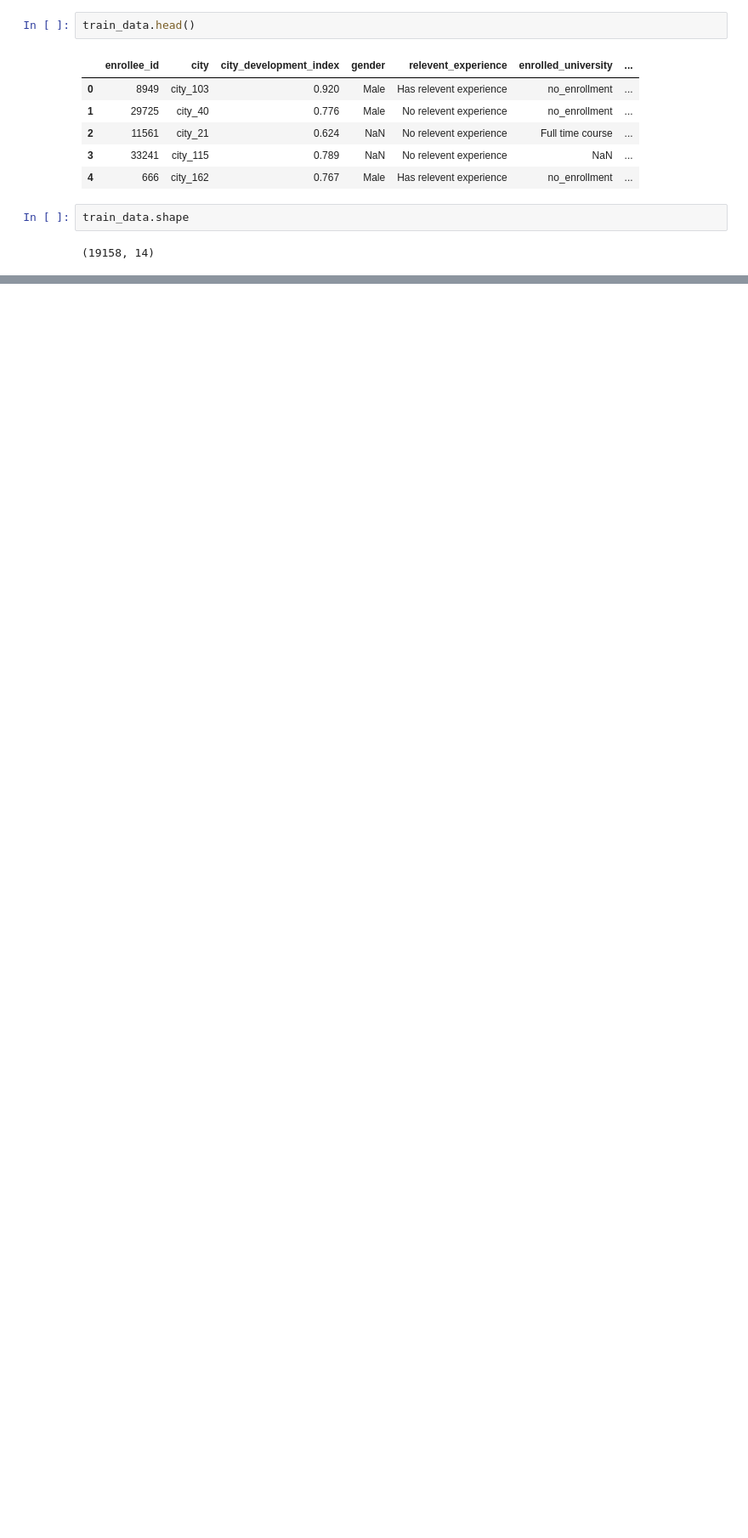
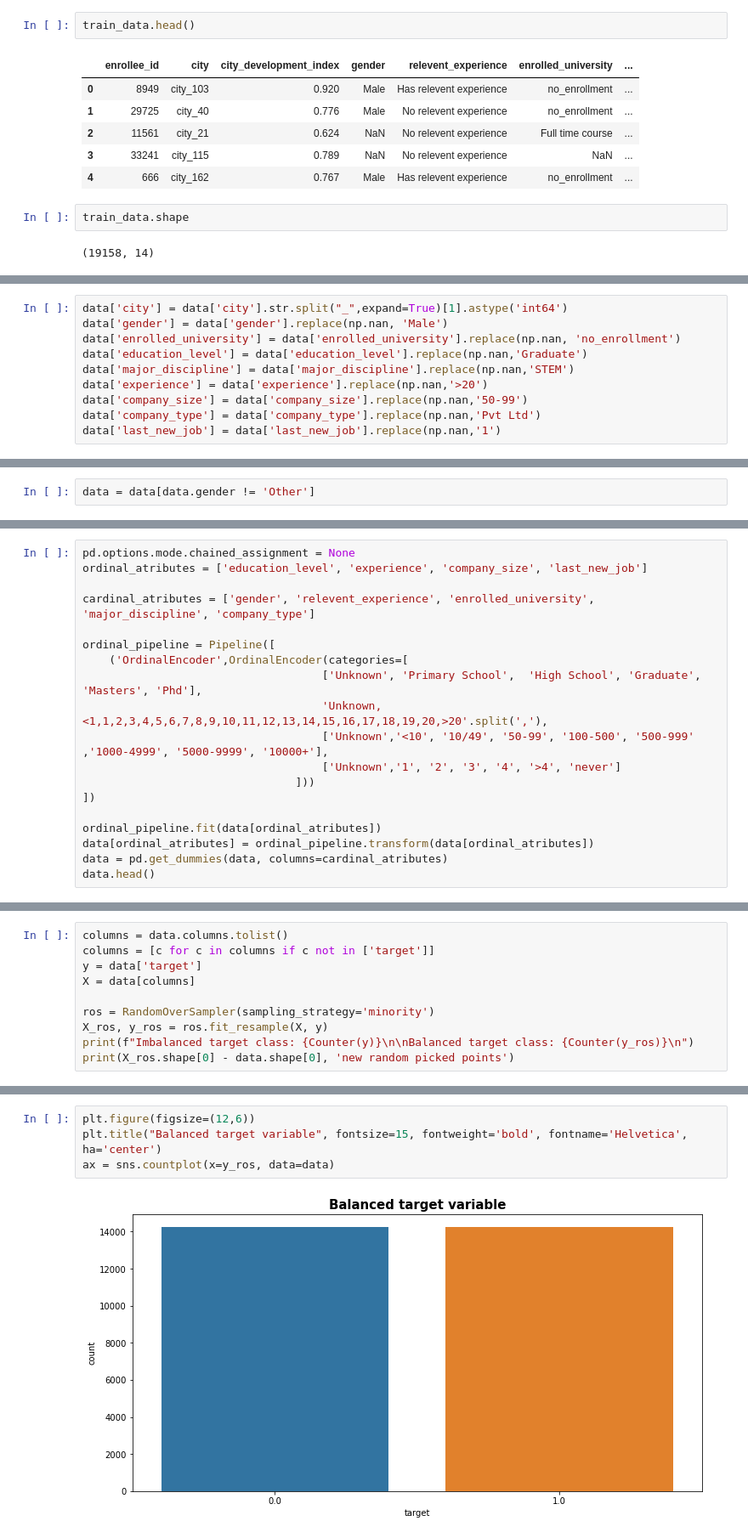
Before and after one commit to clytaemnestra/4iz565_binary_classification, a Jupyter notebook: classification.ipynb, the cells around one changed output, grey strips where cells are left out. Shown at 85% size. Cells and saved outputs as stored; diff of their text form; blank space fills up the shorter version.

```diff
--- a/classification.ipynb
+++ b/classification.ipynb
@@ -304,0 +154,10 @@ print(thresholds)
+# %%
+data['city'] = data['city'].str.split("_",expand=True)[1].astype('int64')
+data['gender'] = data['gender'].replace(np.nan, 'Male')
+data['enrolled_university'] = data['enrolled_university'].replace(np.nan, 'no_enrollment')
+data['education_level'] = data['education_level'].replace(np.nan,'Graduate')
+data['major_discipline'] = data['major_discipline'].replace(np.nan,'STEM')
+data['experience'] = data['experience'].replace(np.nan,'>20')
+data['company_size'] = data['company_size'].replace(np.nan,'50-99')
+data['company_type'] = data['company_type'].replace(np.nan,'Pvt Ltd')
+data['last_new_job'] = data['last_new_job'].replace(np.nan,'1')
@@ -304,0 +166,2 @@ print(thresholds)
+# %%
+data = data[data.gender != 'Other']
@@ -304,0 +196,19 @@ print(thresholds)
+# %%
+pd.options.mode.chained_assignment = None
+ordinal_atributes = ['education_level', 'experience', 'company_size', 'last_new_job']
+
+cardinal_atributes = ['gender', 'relevent_experience', 'enrolled_university', 'major_discipline', 'company_type']
+
+ordinal_pipeline = Pipeline([
+    ('OrdinalEncoder',OrdinalEncoder(categories=[
+                                    ['Unknown', 'Primary School',  'High School', 'Graduate', 'Masters', 'Phd'],
+                                    'Unknown,<1,1,2,3,4,5,6,7,8,9,10,11,12,13,14,15,16,17,18,19,20,>20'.split(','),
+                                    ['Unknown','<10', '10/49', '50-99', '100-500', '500-999' ,'1000-4999', '5000-9999', '10000+'],
+                                    ['Unknown','1', '2', '3', '4', '>4', 'never']
+                                ]))
+])
+
+ordinal_pipeline.fit(data[ordinal_atributes])
+data[ordinal_atributes] = ordinal_pipeline.transform(data[ordinal_atributes])
+data = pd.get_dummies(data, columns=cardinal_atributes)
+data.head()
@@ -304,0 +249,10 @@ print(thresholds)
+# %%
+columns = data.columns.tolist()
+columns = [c for c in columns if c not in ['target']]
+y = data['target']
+X = data[columns]
+
+ros = RandomOverSampler(sampling_strategy='minority')
+X_ros, y_ros = ros.fit_resample(X, y)
+print(f"Imbalanced target class: {Counter(y)}\n\nBalanced target class: {Counter(y_ros)}\n")
+print(X_ros.shape[0] - data.shape[0], 'new random picked points')
@@ -304,0 +267,6 @@ print(thresholds)
+# %%
+plt.figure(figsize=(12,6))
+plt.title("Balanced target variable", fontsize=15, fontweight='bold', fontname='Helvetica', ha='center')
+ax = sns.countplot(x=y_ros, data=data)
+# %% [output]
+[figure, added]
```
Also changed, not shown: parts of 95 cells of this notebook.
